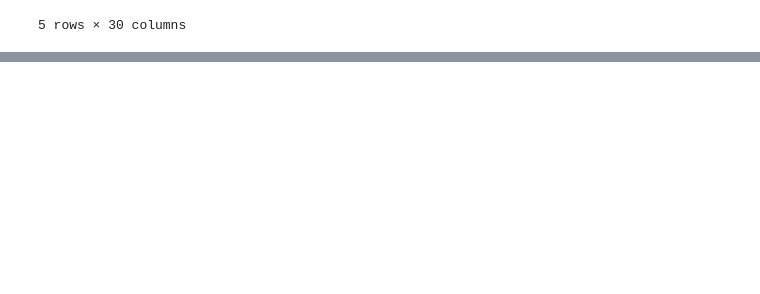
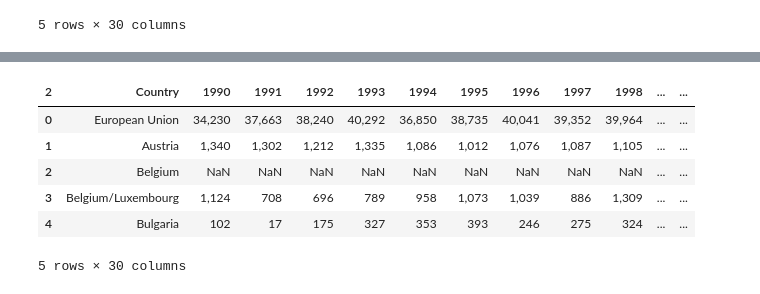
Before and after one commit to dmar0726/ETL-Project, a Jupyter notebook: ico-data/import_consumption_ico.ipynb, the cells around one changed output, grey strips where cells are left out. Saved outputs shown, nothing was run; the diff lists cells and outputs as text; code cells hidden in the pictures; blank space fills up the shorter version.

```diff
--- a/ico-data/import_consumption_ico.ipynb
+++ b/ico-data/import_consumption_ico.ipynb
@@ -114 +114,12 @@ dropped_df
 37 rows × 30 columns
+# %%
+final_df = final_df.rename(columns = {"Calendar years": "Country"})
+final_df.head()
+# %% [output]
+| 2 | Country | 1990 | 1991 | 1992 | 1993 | 1994 | 1995 | 1996 | 1997 | 1998 | ... | ... |
+| 0 | European Union | 34,230 | 37,663 | 38,240 | 40,292 | 36,850 | 38,735 | 40,041 | 39,352 | 39,964 | ... | ... |
+| 1 | Austria | 1,340 | 1,302 | 1,212 | 1,335 | 1,086 | 1,012 | 1,076 | 1,087 | 1,105 | ... | ... |
+| 2 | Belgium | NaN | NaN | NaN | NaN | NaN | NaN | NaN | NaN | NaN | ... | ... |
+| 3 | Belgium/Luxembourg | 1,124 | 708 | 696 | 789 | 958 | 1,073 | 1,039 | 886 | 1,309 | ... | ... |
+| 4 | Bulgaria | 102 | 17 | 175 | 327 | 353 | 393 | 246 | 275 | 324 | ... | ... |
+5 rows × 30 columns
```
Also changed, not shown: parts of 4 cells of this notebook, 2 other files.
